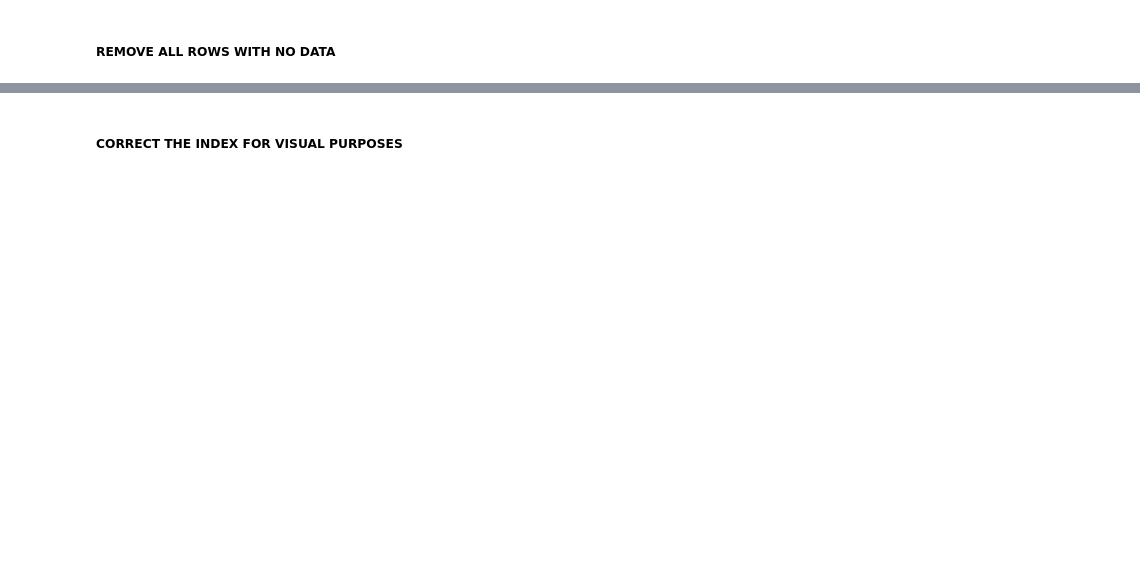
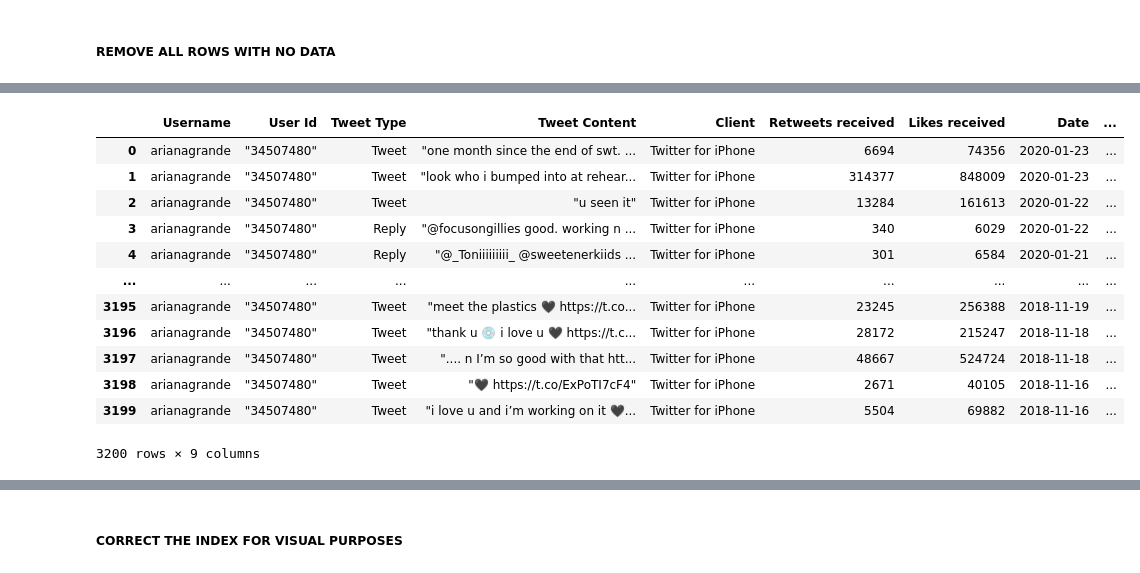
Before and after one commit to Stu-Vic/Project2_Visualize_Me_Captain, a Jupyter notebook: extraction_code/ArianaGrandeTweets.ipynb, the cells around one changed output, grey strips where cells are left out. Drawn from its saved outputs; the diff is of its cells as text; code cells hidden in the pictures; blank space fills up the shorter version.

```diff
--- a/extraction_code/ArianaGrandeTweets.ipynb
+++ b/extraction_code/ArianaGrandeTweets.ipynb
@@ -76,0 +116,17 @@ The dataframes 'shape' is represented as: (3200, 7)
+# %%
+#Print the dataframe
+AGrande_Tweets_df
+# %% [output]
+|  | Username | User Id | Tweet Type | Tweet Content | Client | Retweets received | Likes received | Date | ... |
+| 0 | arianagrande | "34507480" | Tweet | "one month since the end of swt. ... | Twitter for iPhone | 6694 | 74356 | 2020-01-23 | ... |
+| 1 | arianagrande | "34507480" | Tweet | "look who i bumped into at rehear... | Twitter for iPhone | 314377 | 848009 | 2020-01-23 | ... |
+| 2 | arianagrande | "34507480" | Tweet | "u seen it" | Twitter for iPhone | 13284 | 161613 | 2020-01-22 | ... |
+| 3 | arianagrande | "34507480" | Reply | "@focusongillies good. working n ... | Twitter for iPhone | 340 | 6029 | 2020-01-22 | ... |
+| 4 | arianagrande | "34507480" | Reply | "@_Toniiiiiiiii_ @sweetenerkiids ... | Twitter for iPhone | 301 | 6584 | 2020-01-21 | ... |
+| ... | ... | ... | ... | ... | ... | ... | ... | ... | ... |
+| 3195 | arianagrande | "34507480" | Tweet | "meet the plastics 🖤 https://t.co... | Twitter for iPhone | 23245 | 256388 | 2018-11-19 | ... |
+| 3196 | arianagrande | "34507480" | Tweet | "thank u 💿 i love u 🖤 https://t.c... | Twitter for iPhone | 28172 | 215247 | 2018-11-18 | ... |
+| 3197 | arianagrande | "34507480" | Tweet | ".... n I’m so good with that htt... | Twitter for iPhone | 48667 | 524724 | 2018-11-18 | ... |
+| 3198 | arianagrande | "34507480" | Tweet | "🖤 https://t.co/ExPoTI7cF4" | Twitter for iPhone | 2671 | 40105 | 2018-11-16 | ... |
+| 3199 | arianagrande | "34507480" | Tweet | "i love u and i’m working on it 🖤... | Twitter for iPhone | 5504 | 69882 | 2018-11-16 | ... |
+3200 rows × 9 columns
```
Also changed, not shown: parts of 11 cells of this notebook, 49 other files.
